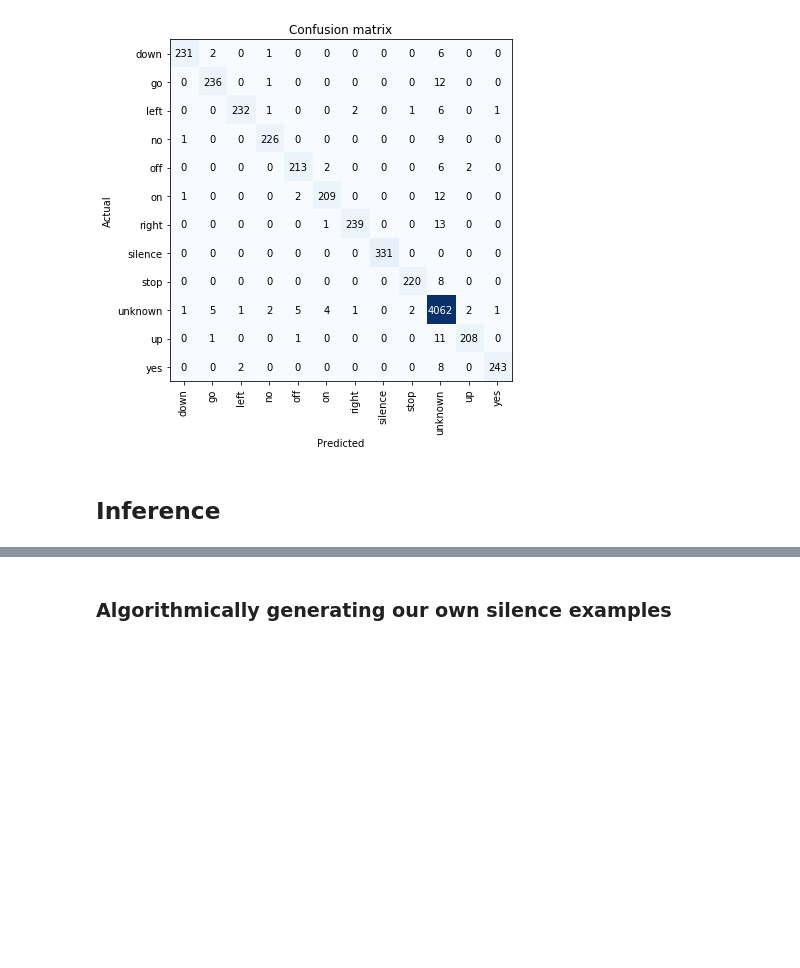
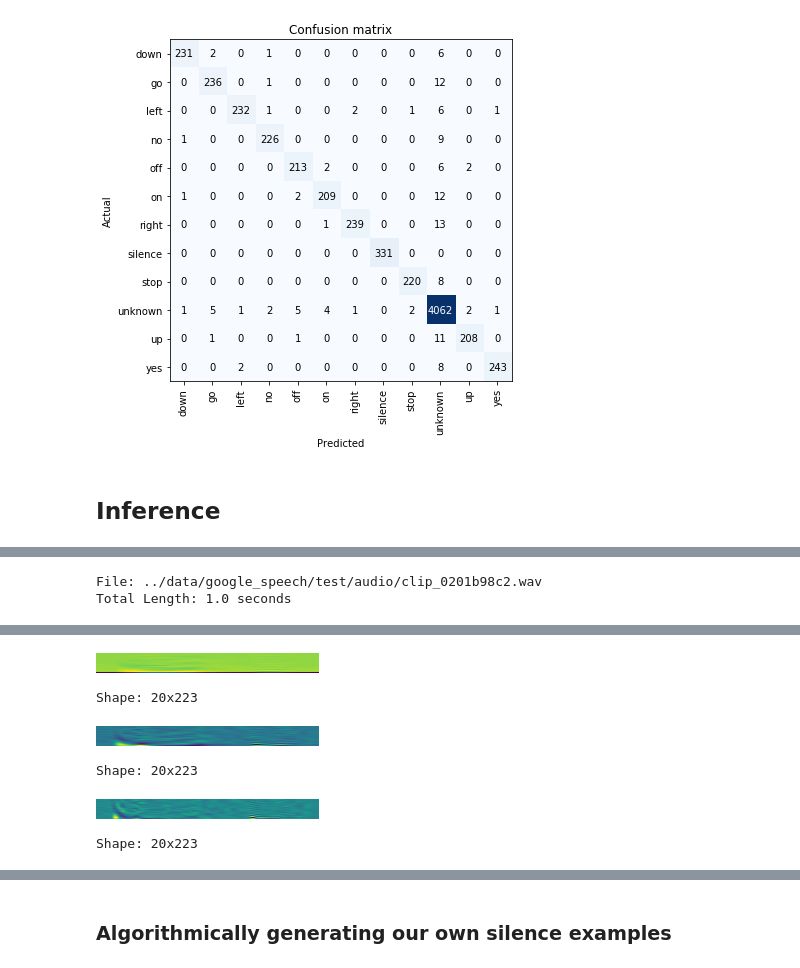
Before and after one commit to tbass134/fastai_audio, a Jupyter notebook: tutorials/05a-Googlespeech_Kaggle_MFCC+delta.ipynb, the cells around one changed output, grey strips where cells are left out. Drawn from its saved outputs; the diff is of its cells as text; code cells hidden in the pictures; blank space fills up the shorter version.

```diff
--- a/tutorials/05a-Googlespeech_Kaggle_MFCC+delta.ipynb
+++ b/tutorials/05a-Googlespeech_Kaggle_MFCC+delta.ipynb
@@ -501,3 +542,8 @@ interp.plot_confusion_matrix(figsize=(6,6))
 [figure]
 # %% [markdown]
 ## Inference
+# %%
+sg_cfg= SpectrogramConfig(hop=72, f_max=8000, top_db=80, f_min=20)
+cfg = AudioConfig(cache=True, max_to_pad=None, mfcc=True, delta=True, sg_cfg=sg_cfg)
+# %%
+test = AudioList.from_folder(PATH_TEST, config=cfg); test
@@ -503,0 +559,5 @@ interp.plot_confusion_matrix(figsize=(6,6))
+# %%
+test[0].show()
+# %% [output]
+File: ../data/google_speech/test/audio/clip_0201b98c2.wav
+Total Length: 1.0 seconds
@@ -503,0 +565,6 @@ interp.plot_confusion_matrix(figsize=(6,6))
+[figure, added]
+Shape: 20x223
+[figure, added]
+Shape: 20x223
+[figure, added]
+Shape: 20x223
```
Also changed, not shown: parts of 27 cells of this notebook.
